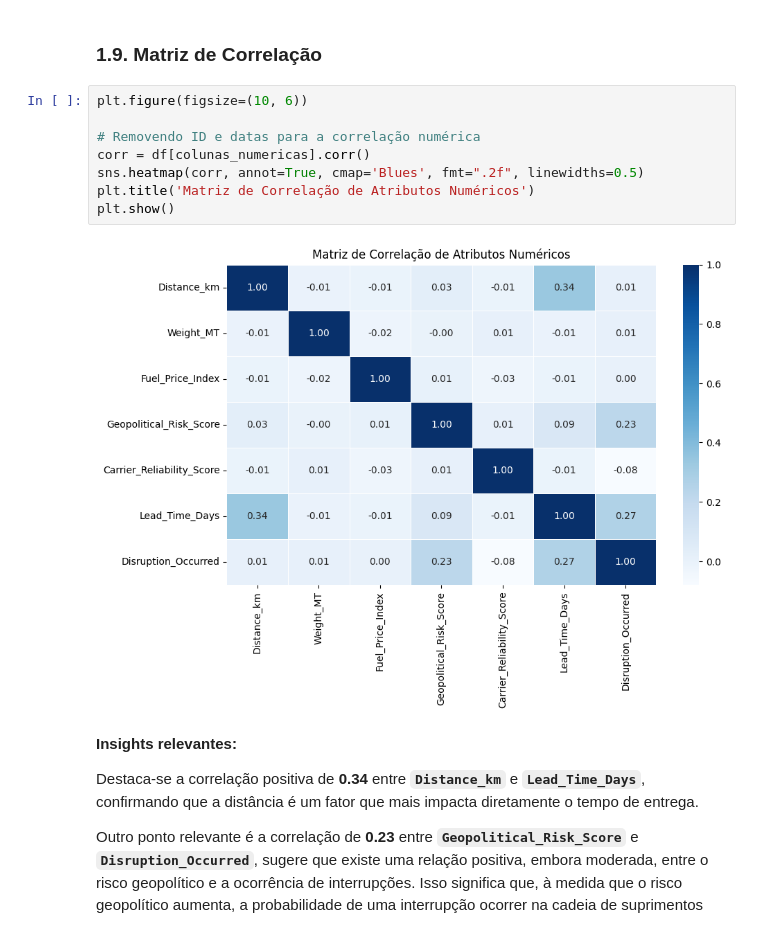
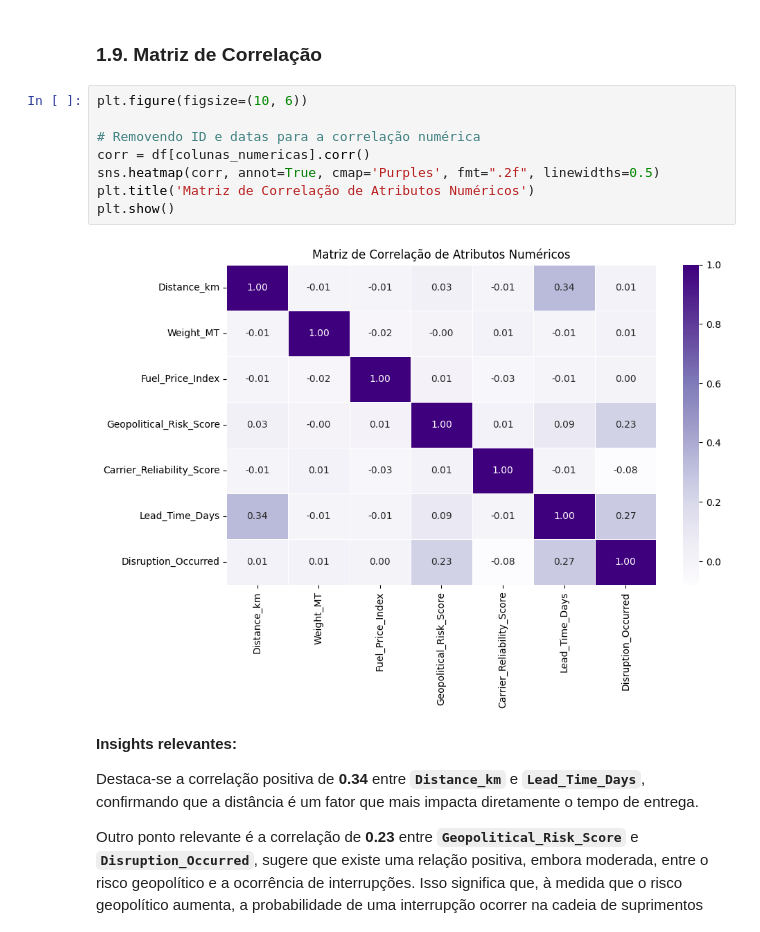
Before and after one commit to juliafarah/MVP_Data_Analysis, a Jupyter notebook: MVP_Data_Analysis.ipynb, the cells around one changed output. Cells and saved outputs as stored; diff of their text form.

```diff
--- a/MVP_Data_Analysis.ipynb
+++ b/MVP_Data_Analysis.ipynb
@@ -218,13 +218,13 @@ Nenhuma inconsistência encontrada.
 # %%
 plt.figure(figsize=(10, 6))
 
 # Removendo ID e datas para a correlação numérica
 corr = df[colunas_numericas].corr()
-sns.heatmap(corr, annot=True, cmap='Blues', fmt=".2f", linewidths=0.5)
+sns.heatmap(corr, annot=True, cmap='Purples', fmt=".2f", linewidths=0.5)
 plt.title('Matriz de Correlação de Atributos Numéricos')
 plt.show()
 # %% [output]
-[figure, old version]
+[figure, new version]
 # %% [markdown]
 **Insights relevantes:**
 
```
